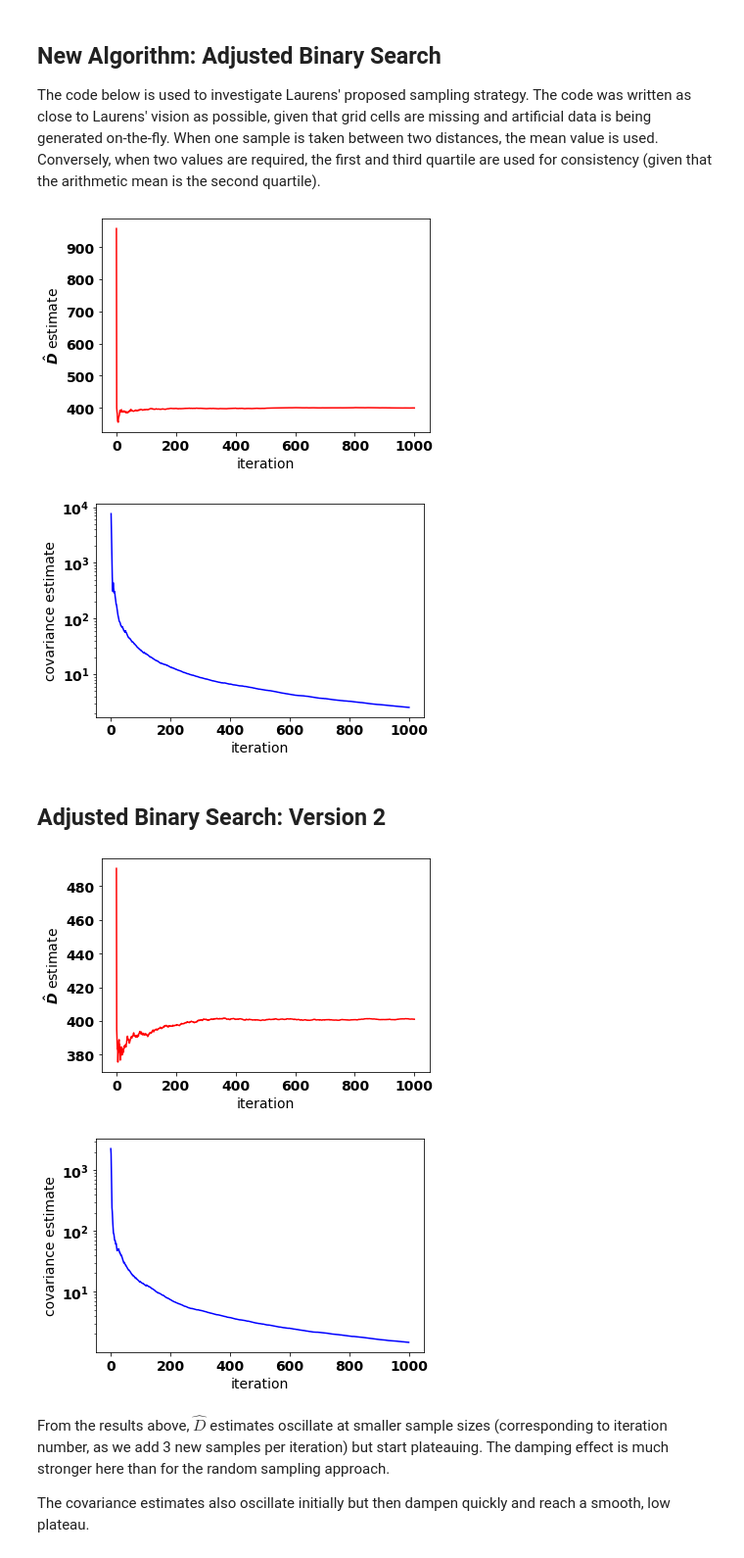
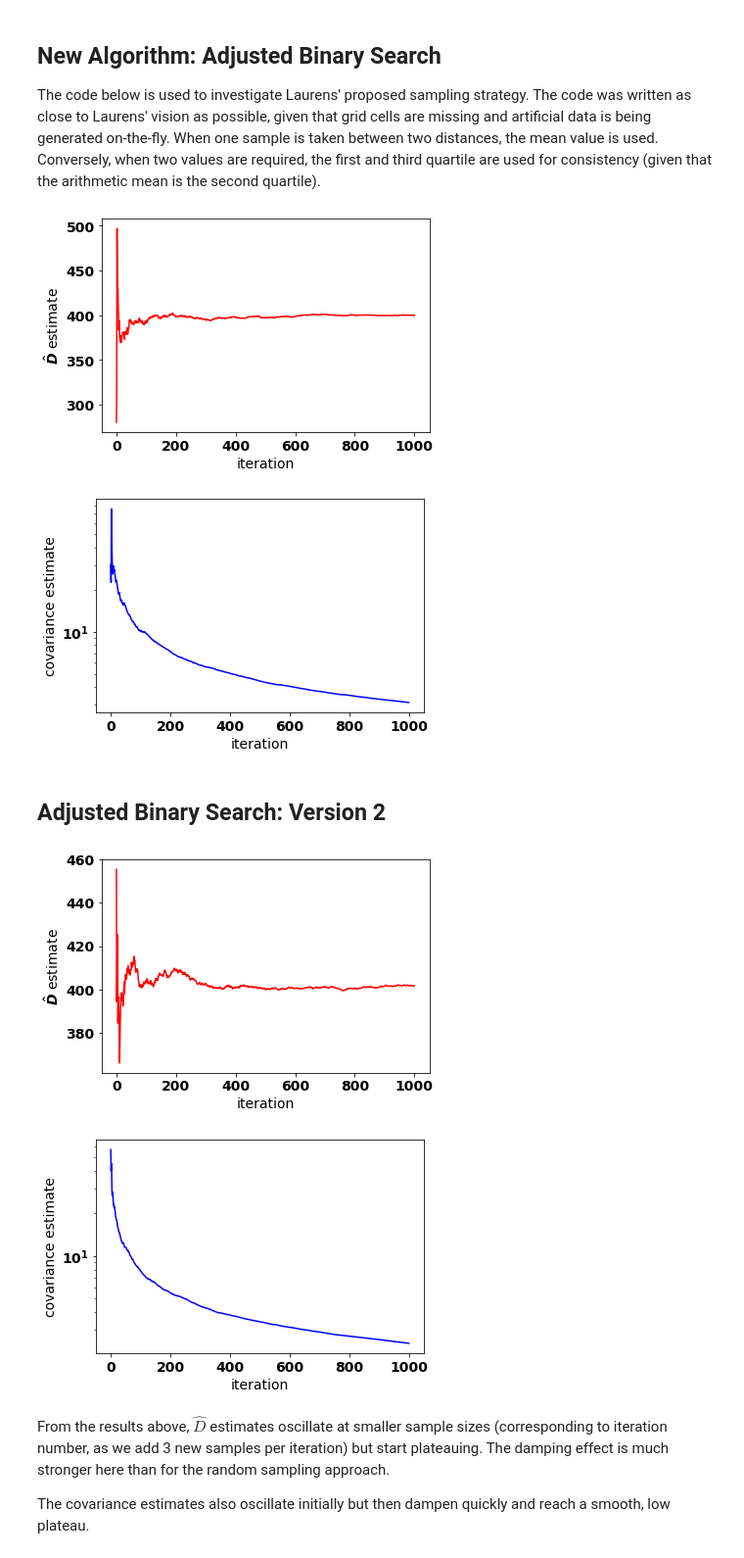
Before and after one commit to mustafa-majid-uu/curvefit_sampling, a Jupyter notebook: sampling_v2.ipynb, the cells around one changed output. Shown: that part at 98% size. Saved outputs shown, nothing was run; the diff lists cells and outputs as text; code cells hidden in the pictures.

```diff
--- a/sampling_v2.ipynb
+++ b/sampling_v2.ipynb
@@ -52,7 +52,7 @@ The function *generate_random_samples()* calls *generate_value()* with parameter
 Following the function definition, we generate $m=100$ random samples with a range of (0,4000) for the $d$ values. Note that $d$ is sampled from that range because using smaller ranges such as (0,1000) does not fully capture the entire negative exponential shape as desired (it only captures the almost vertical part before the curve plateaus towards the horizontal axis). These values are then plotted on a scatter plot and yield a roughly negative exponential distribution.
 # %%
 #set standard error, e
-e = 0.05
+e = 0.1
 
 # LPS: I've un-hardcoded the maximum distance at which we sample data.
 MaxDistance = 4000
@@ -120,7 +120,7 @@ for i in range(2,iterations):
     params, covs = optimize.curve_fit(cordist, xdata = x, ydata = y, p0=rp0)    #fit curve with generated data and initial guess for parameter as 400km
 
     Dhat_arr_rnd.append(params[0]) #append the D-hat estimate to the D-hat array
-    cov_arr_rnd.append(covs[0][0]) #do the same for the covariance array
+    cov_arr_rnd.append(sqrt(covs[0][0])) #do the same for the covariance array
 
 
 #we begin plotting D-hat and covariance against the sample size
@@ -167,7 +167,7 @@ params, covs = optimize.curve_fit(cordist, xdata = x, ydata = y, p0=rp0) #fit th
 
 
 Dhat_arr.append(params[0]) #Dhat_arr[0] becomes our first estimate for correlation distance
-cov_arr.append(covs[0][0]) #we also store covariance to plot later
+cov_arr.append(sqrt(covs[0][0])) #we also store covariance to plot later
 #Now take the mean:
 
 m1 = (LowerBound+Dhat_arr[0]) * 0.5
@@ -186,7 +186,7 @@ y.append(m2_rho)
 params, covs = optimize.curve_fit(cordist, xdata = x, ydata = y, p0=rp0) #fit the curve onto the 2 data points and get D-hat and covariance estimates
 
 Dhat_arr.append(params[0]) #new estimate of correlation distance, D-hat
-cov_arr.append(covs[0][0])
+cov_arr.append(sqrt(covs[0][0]))
 
 i_arr = [0,1]  #used as x axis to plot iteration number. the loop will start from iteration no. 1(not 0) and the list will be updated each time.
 
@@ -223,7 +223,7 @@ for i in range(1,iterations):
 
     params, covs = optimize.curve_fit(cordist, xdata = x, ydata = y, p0=rp0) #fit the curve onto the 2 data points and get D-hat and covariance estimates
     Dhat_arr.append(params[0]) #new estimate of corr. dist added to D-hat list
-    cov_arr.append(covs[0][0])
+    cov_arr.append(sqrt(covs[0][0]))
 
 
 
@@ -239,8 +239,8 @@ plt.xlabel('iteration')
 plt.ylabel('covariance estimate')
 plt.yscale('log')
 # %% [output]
-[figure, old version]
+[figure, new version]
-[figure, old version]
+[figure, new version]
 # %% [markdown]
 <h2>Adjusted Binary Search: Version 2</h2>
 # %%
@@ -263,7 +263,7 @@ params, covs = optimize.curve_fit(cordist, xdata = x, ydata = y, p0=rp0) #fit th
 
 
 Dhat_arr2.append(params[0]) #Dhat_arr[0] becomes our first estimate for correlation distance
-cov_arr2.append(covs[0][0]) #we also store covariance to plot later
+cov_arr2.append(sqrt(covs[0][0])) #we also store covariance to plot later
 #Now take the mean:
 
 m1 = (LowerBound+Dhat_arr2[0]) * 0.5
@@ -282,7 +282,7 @@ y.append(m2_rho)
 params, covs = optimize.curve_fit(cordist, xdata = x, ydata = y, p0=rp0) #fit the curve onto the 2 data points and get D-hat and covariance estimates
 
 Dhat_arr2.append(params[0]) #new estimate of correlation distance, D-hat
-cov_arr2.append(covs[0][0])
+cov_arr2.append(sqrt(covs[0][0]))
 
 i_arr = [0,1]  #used as x axis to plot iteration number. the loop will start from iteration no. 1(not 0) and the list will be updated each time.
 
@@ -311,36 +311,36 @@ for i in range(1,iterations):
         q3 = (Dhat_arr2[i]+UpperBound)*0.75
         q3_rho = generate_value(q3,e)
 
         m1 = (Dhat_arr2[i]+LowerBound) * 0.5
         m1_rho = generate_value(m1,e)
 
     x.append(q1)        #append all distance-correlation pairs to the correct x and y lists
     y.append(q1_rho)
     x.append(q3)
     y.append(q3_rho)
     x.append(m1)
     y.append(m1_rho)
 
 
     params, covs = optimize.curve_fit(cordist, xdata = x, ydata = y, p0=rp0) #fit the curve onto the 2 data points and get D-hat and covariance estimates
     Dhat_arr2.append(params[0]) #new estimate of corr. dist added to D-hat list
-    cov_arr2.append(covs[0][0])
+    cov_arr2.append(sqrt(covs[0][0]))
 
 
 plt.figure(5)
 plt.plot(i_arr,Dhat_arr2, c='red' )
 
 plt.ylabel('$\hat{D}$ estimate')
 plt.xlabel('iteration')
 
 plt.figure(6)
 plt.plot(i_arr,cov_arr2,color='blue')
 plt.xlabel('iteration')
 plt.ylabel('covariance estimate')
 plt.yscale('log')
 # %% [output]
-[figure, old version]
+[figure, new version]
-[figure, old version]
+[figure, new version]
 # %% [markdown]
 From the results above, $\hat{D}$ estimates oscillate at smaller sample sizes (corresponding to iteration number, as we add 3 new samples per iteration) but start plateauing. The damping effect is much stronger here than for the random sampling approach.
 
```
Also changed, not shown: parts of 4 cells of this notebook.
